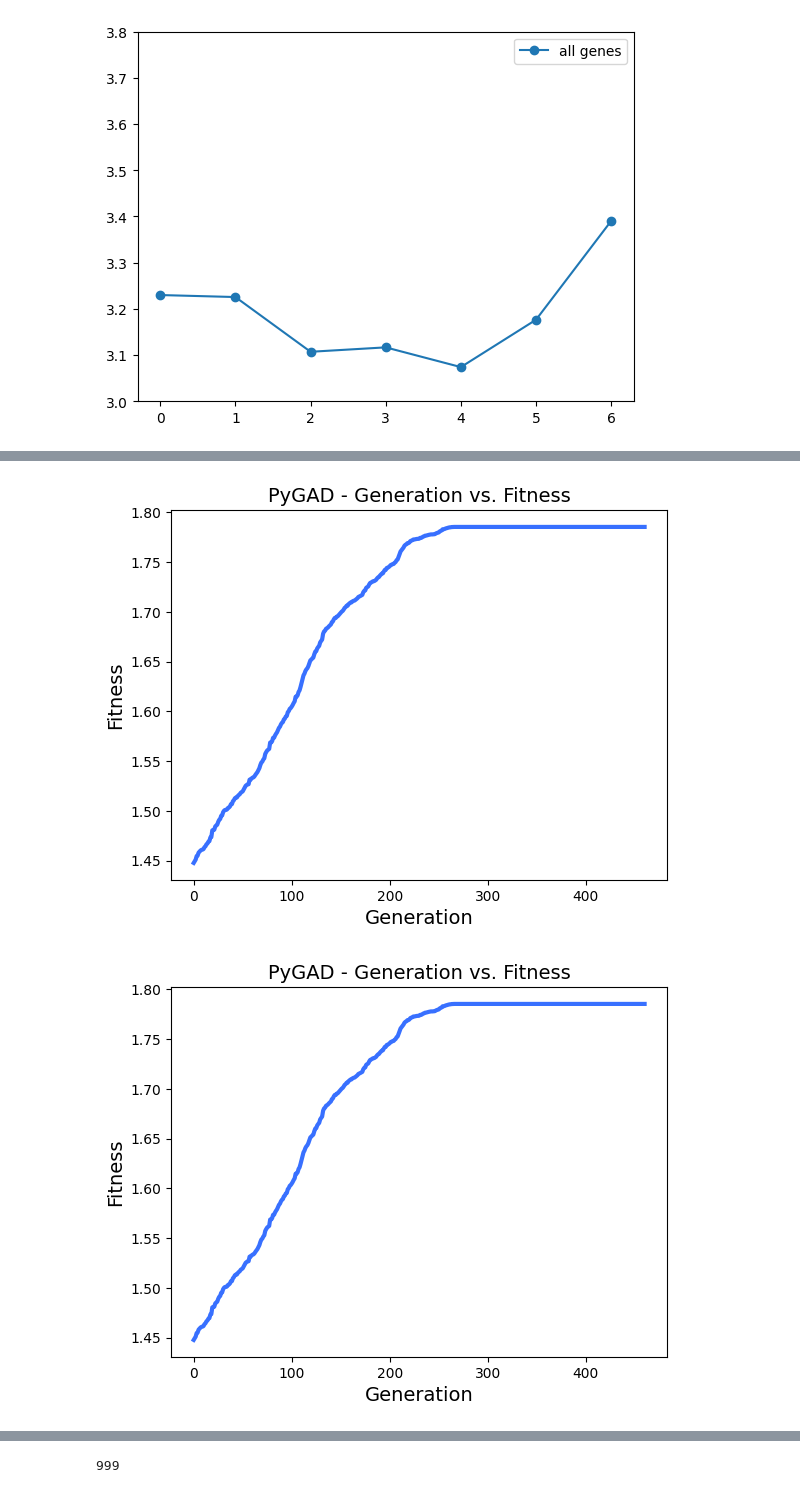
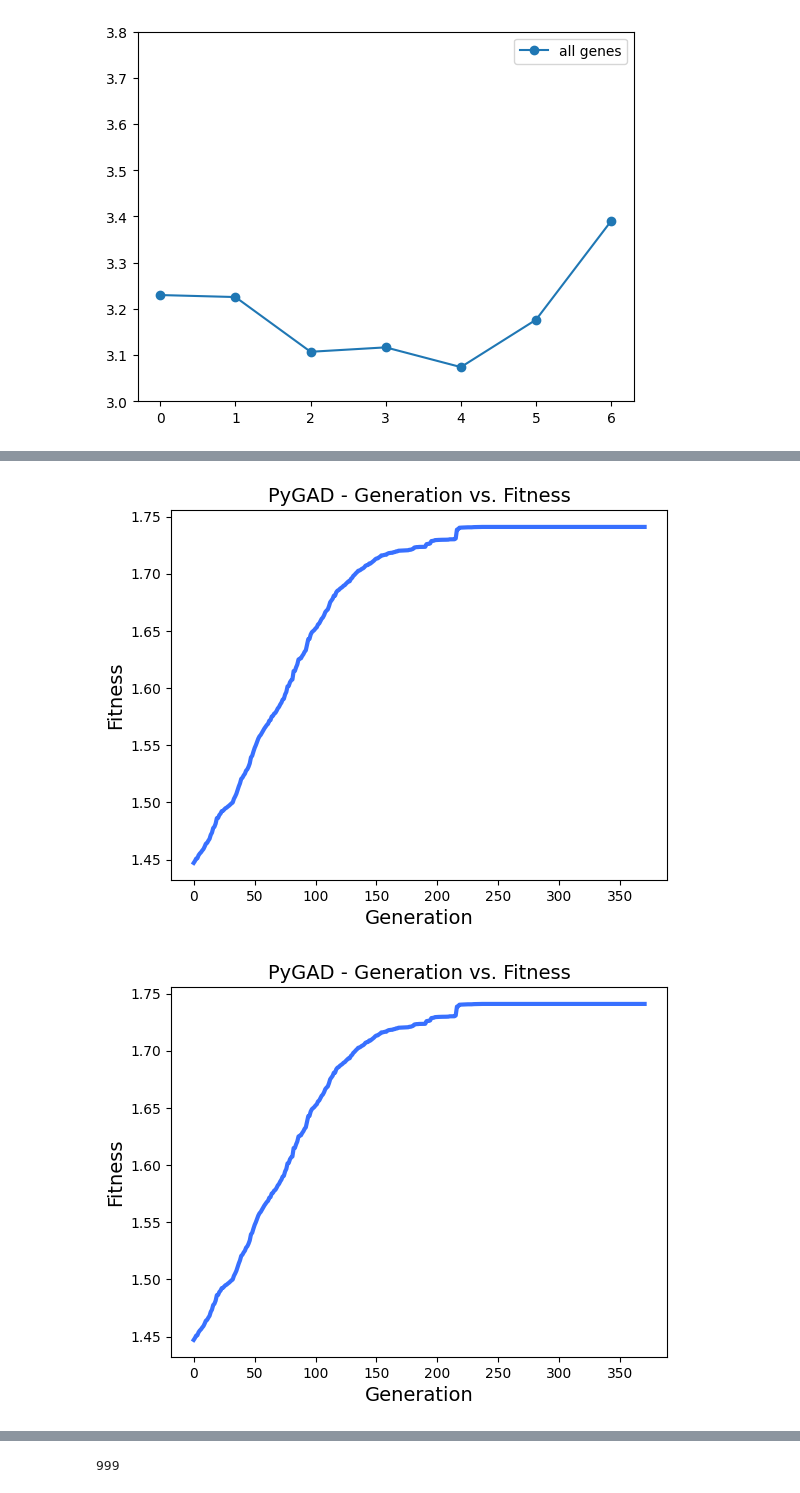
Before and after one commit to lavakin/ga_for_hourglass, a Jupyter notebook: pyGAD_implementation.ipynb, the cells around one changed output, grey strips where cells are left out. Saved outputs shown, nothing was run; the diff lists cells and outputs as text; code cells hidden in the pictures.

```diff
--- a/pyGAD_implementation.ipynb
+++ b/pyGAD_implementation.ipynb
@@ -177,7 +322,7 @@ ga_instance = run_GA()
 # %%
-solutions[1].plot_fitness()
+solutions[0].plot_fitness()
 # %% [output]
-[figure, old version]
+[figure, new version]
-[figure, old version]
+[figure, new version]
 # %%
 solutions = []
```
Also changed, not shown: parts of 42 cells of this notebook.
